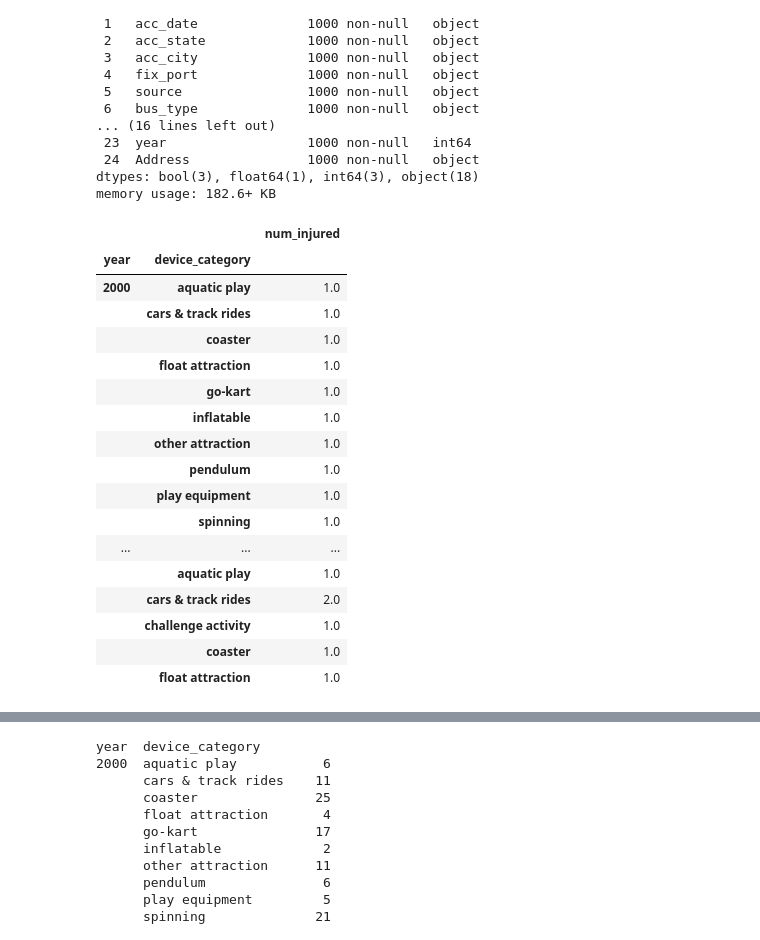
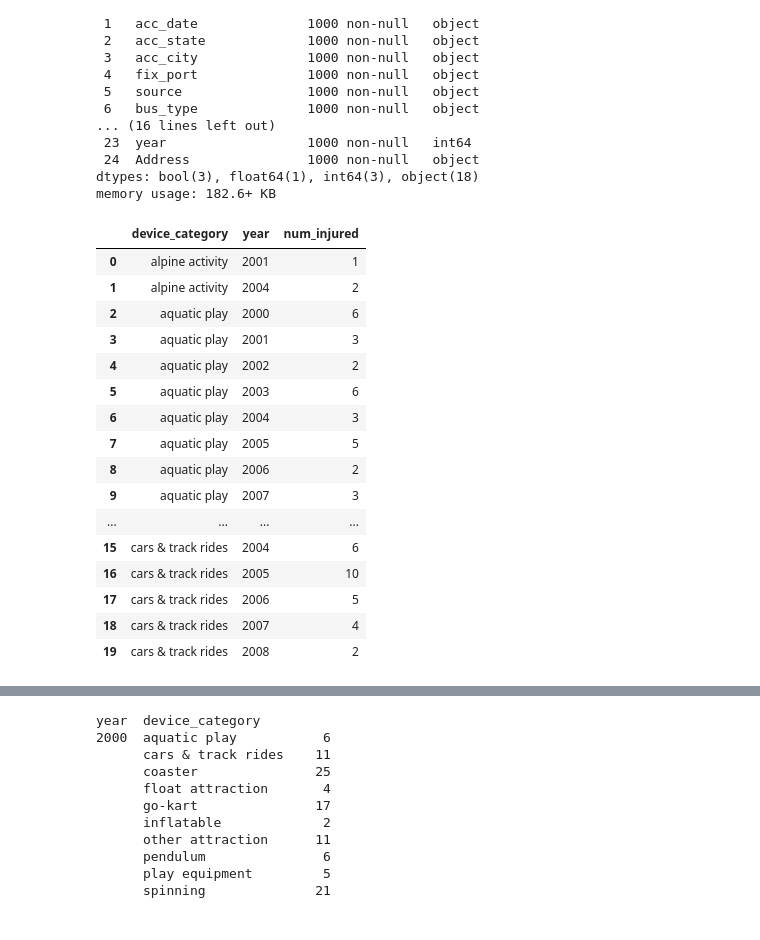
Before and after one commit to VM7568/smu_project3_themeparks, a Jupyter notebook: April's Work/creating_df.ipynb, the cells around one changed output, grey strips where cells are left out. Saved outputs shown, nothing was run; the diff lists cells and outputs as text; code cells hidden in the pictures.

```diff
--- a/April's Work/creating_initial_df.ipynb
+++ b/April's Work/creating_df.ipynb
@@ -164,26 +164,26 @@ sample_df.to_csv('sample_df.csv')
 # %%
 sample_df.to_json("data.json", orient="columns")
 # %%
-dfgpavg=sample_df.groupby(["year", "device_category"]).mean().round(0)
+dfgpavg=sample_df.groupby(["device_category", "year"]).sum()
 cols=['num_injured']
-dfgpavg2=dfgpavg.loc[:,cols]
-dfgpavg2.head(20)
+dfgpavg=dfgpavg.loc[:,cols]
+dfgpavg.reset_index(inplace=True)
+dfgpavg.head(20)
 # %% [output]
-|  |  | num_injured |
-| year | device_category |  |
-| 2000 | aquatic play | 1.0 |
-|  | cars & track rides | 1.0 |
-|  | coaster | 1.0 |
-|  | float attraction | 1.0 |
-|  | go-kart | 1.0 |
-|  | inflatable | 1.0 |
-|  | other attraction | 1.0 |
-|  | pendulum | 1.0 |
-|  | play equipment | 1.0 |
-|  | spinning | 1.0 |
-| ... | ... | ... |
-|  | aquatic play | 1.0 |
-|  | cars & track rides | 2.0 |
-|  | challenge activity | 1.0 |
-|  | coaster | 1.0 |
-|  | float attraction | 1.0 |
+|  | device_category | year | num_injured |
+| 0 | alpine activity | 2001 | 1 |
+| 1 | alpine activity | 2004 | 2 |
+| 2 | aquatic play | 2000 | 6 |
+| 3 | aquatic play | 2001 | 3 |
+| 4 | aquatic play | 2002 | 2 |
+| 5 | aquatic play | 2003 | 6 |
+| 6 | aquatic play | 2004 | 3 |
+| 7 | aquatic play | 2005 | 5 |
+| 8 | aquatic play | 2006 | 2 |
+| 9 | aquatic play | 2007 | 3 |
+| ... | ... | ... | ... |
+| 15 | cars & track rides | 2004 | 6 |
+| 16 | cars & track rides | 2005 | 10 |
+| 17 | cars & track rides | 2006 | 5 |
+| 18 | cars & track rides | 2007 | 4 |
+| 19 | cars & track rides | 2008 | 2 |
```
Also changed, not shown: parts of 8 cells of this notebook, 3 other files.
